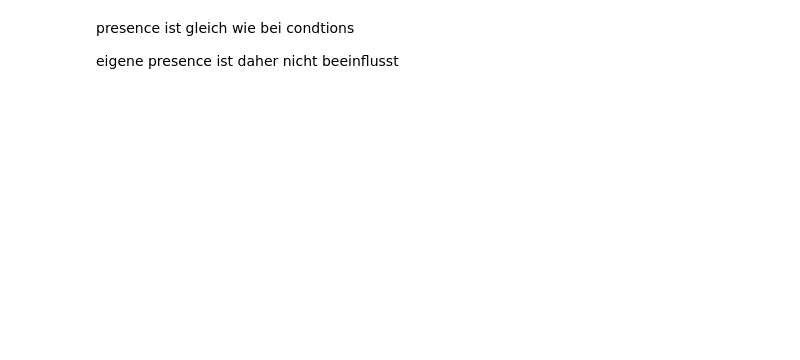
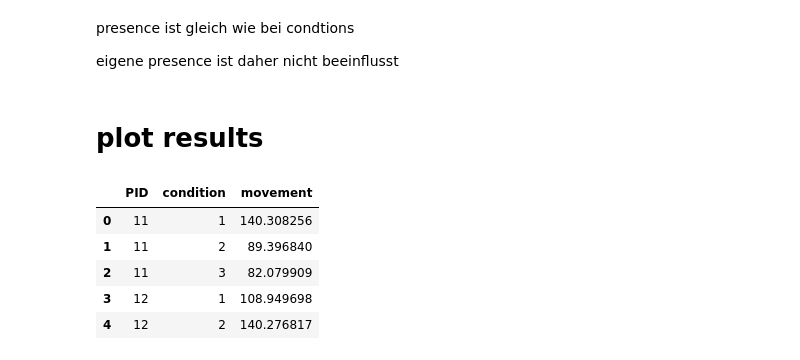
Before and after one commit to J0ekr/VR-Project-MeetingStudy, a Jupyter notebook: eval/euc_dist.ipynb, the cells around one changed output. Cells and saved outputs as stored; diff of their text form; code cells hidden in the pictures; blank space fills up the shorter version.

```diff
--- a/eval/euc_dist.ipynb
+++ b/eval/euc_dist.ipynb
@@ -70,3 +73,14 @@ df_result.groupby(["condition"]).movement.describe()
 presence ist gleich wie bei condtions
 
 eigene presence ist daher nicht beeinflusst
+# %% [markdown]
+# plot results
+# %%
+df_result.head()
+# %% [output]
+|  | PID | condition | movement |
+| 0 | 11 | 1 | 140.308256 |
+| 1 | 11 | 2 | 89.396840 |
+| 2 | 11 | 3 | 82.079909 |
+| 3 | 12 | 1 | 108.949698 |
+| 4 | 12 | 2 | 140.276817 |
```
Also changed, not shown: parts of 3 cells of this notebook, 10 other files.
